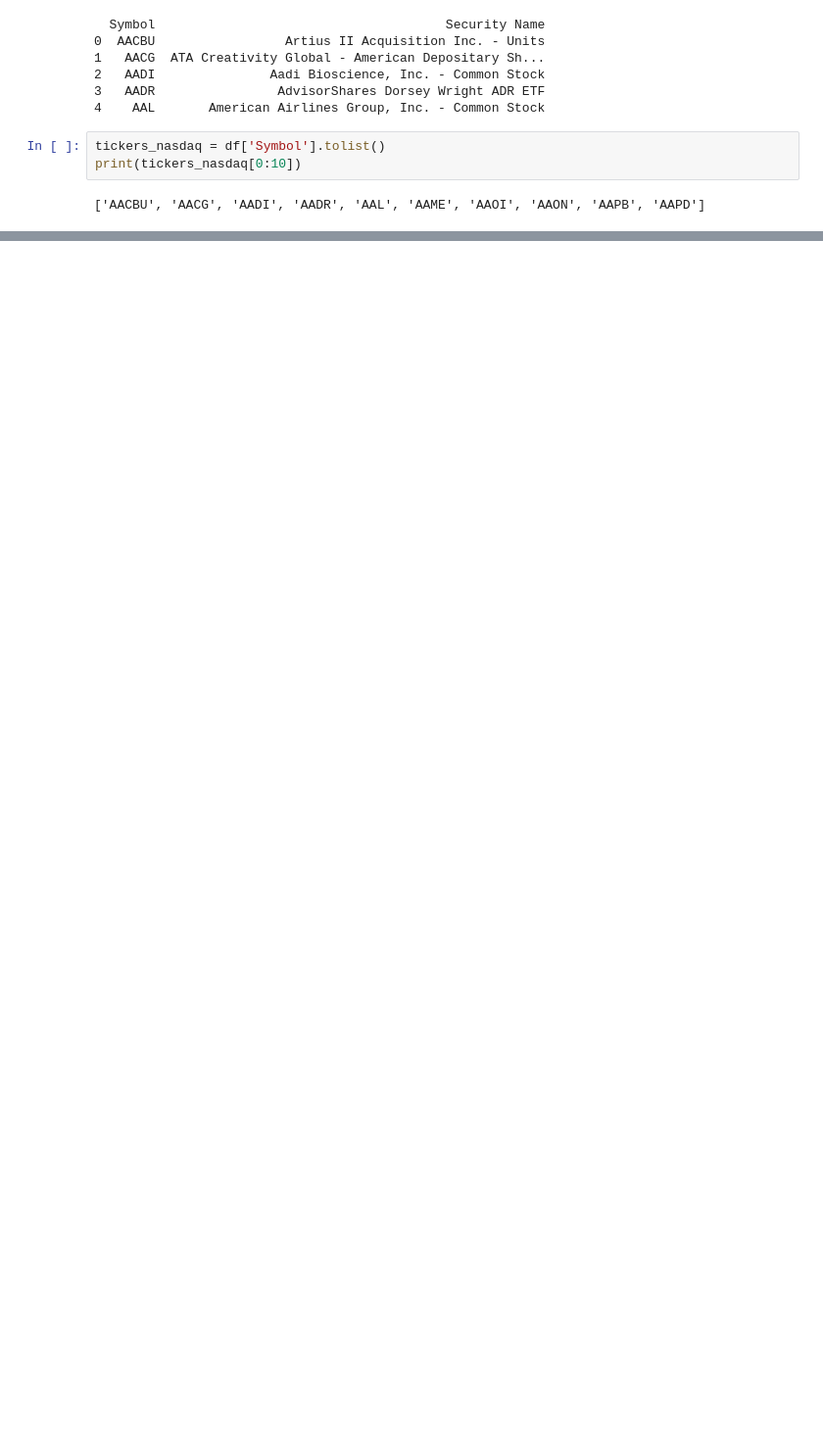
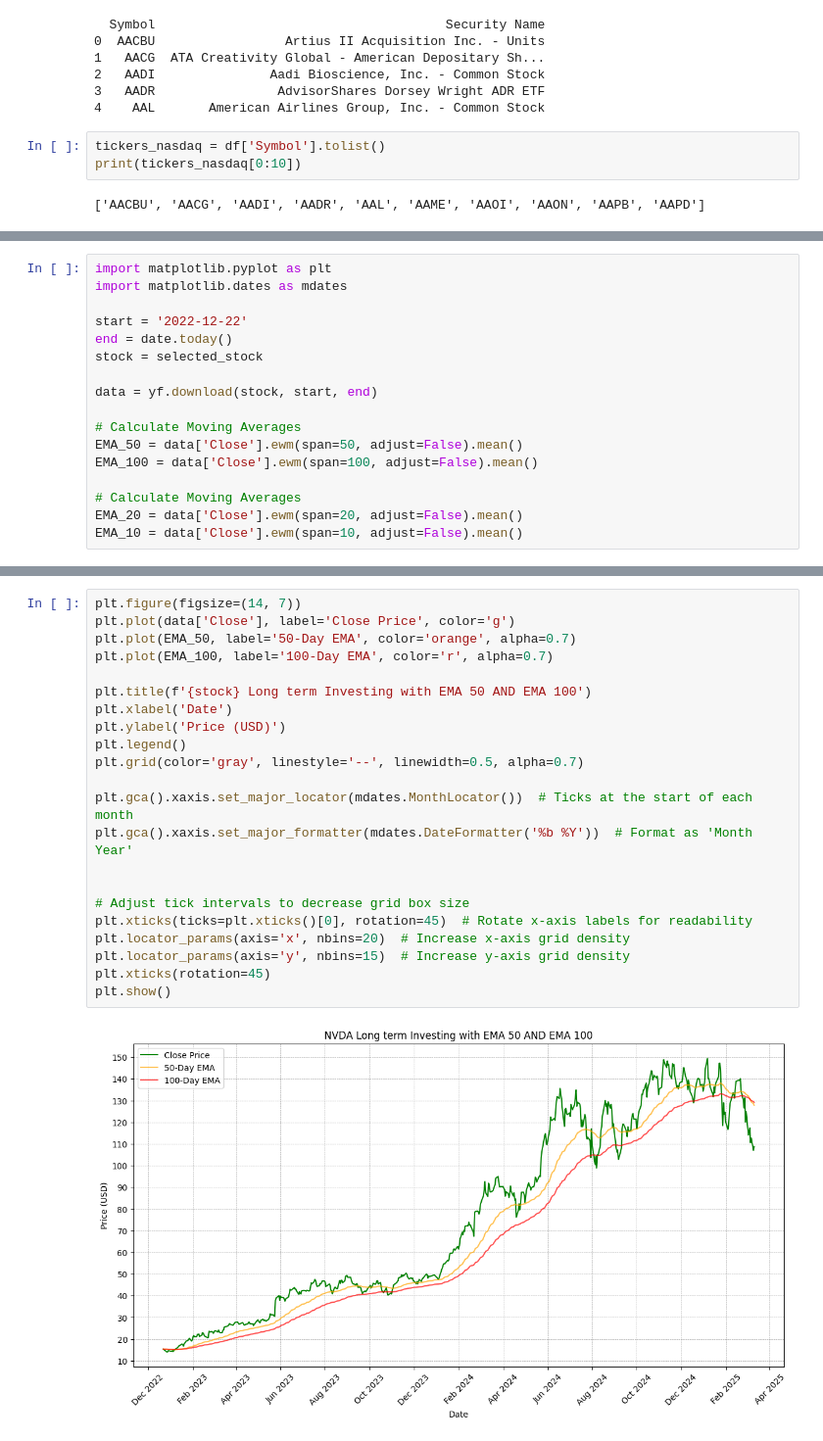
Before and after one commit to Sahilgulati2006/Stock-testing, a Jupyter notebook: Sentiment_and_anomaly_12.ipynb, the cells around one changed output, grey strips where cells are left out. Shown at 98% size. Drawn from its saved outputs; the diff is of its cells as text; blank space fills up the shorter version.

```diff
--- a/Sentiment_and_anomaly_12.ipynb
+++ b/Sentiment_and_anomaly_12.ipynb
@@ -215,0 +193,17 @@ Do you want a basic fundamental report (Y/N): y
+# %%
+import matplotlib.pyplot as plt
+import matplotlib.dates as mdates
+
+start = '2022-12-22'
+end = date.today()
+stock = selected_stock
+
+data = yf.download(stock, start, end)
+
+# Calculate Moving Averages
+EMA_50 = data['Close'].ewm(span=50, adjust=False).mean()
+EMA_100 = data['Close'].ewm(span=100, adjust=False).mean()
+
+# Calculate Moving Averages
+EMA_20 = data['Close'].ewm(span=20, adjust=False).mean()
+EMA_10 = data['Close'].ewm(span=10, adjust=False).mean()
@@ -215,0 +213,24 @@ Do you want a basic fundamental report (Y/N): y
+# %%
+plt.figure(figsize=(14, 7))
+plt.plot(data['Close'], label='Close Price', color='g')
+plt.plot(EMA_50, label='50-Day EMA', color='orange', alpha=0.7)
+plt.plot(EMA_100, label='100-Day EMA', color='r', alpha=0.7)
+
+plt.title(f'{stock} Long term Investing with EMA 50 AND EMA 100')
+plt.xlabel('Date')
+plt.ylabel('Price (USD)')
+plt.legend()
+plt.grid(color='gray', linestyle='--', linewidth=0.5, alpha=0.7)
+
+plt.gca().xaxis.set_major_locator(mdates.MonthLocator())  # Ticks at the start of each month
+plt.gca().xaxis.set_major_formatter(mdates.DateFormatter('%b %Y'))  # Format as 'Month Year'
+
+
+# Adjust tick intervals to decrease grid box size
+plt.xticks(ticks=plt.xticks()[0], rotation=45)  # Rotate x-axis labels for readability
+plt.locator_params(axis='x', nbins=20)  # Increase x-axis grid density
+plt.locator_params(axis='y', nbins=15)  # Increase y-axis grid density
+plt.xticks(rotation=45)
+plt.show()
+# %% [output]
+[figure, added]
```
Also changed, not shown: parts of 9 cells of this notebook.
